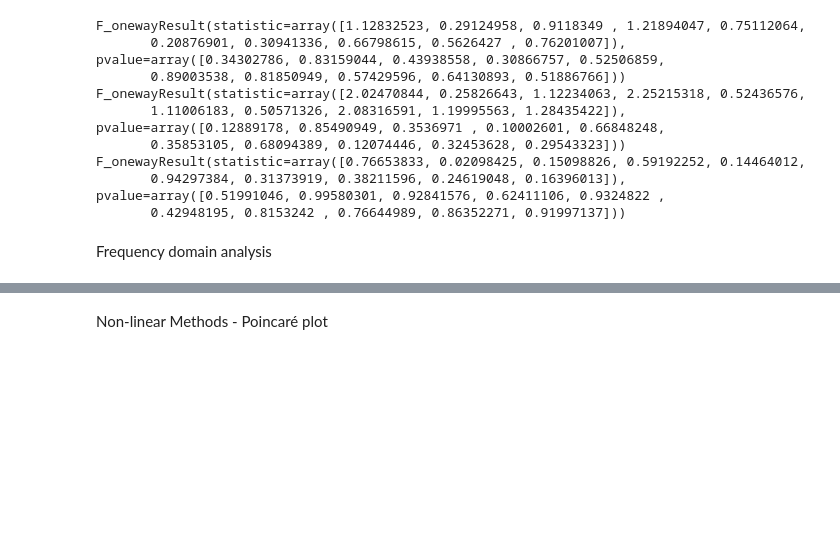
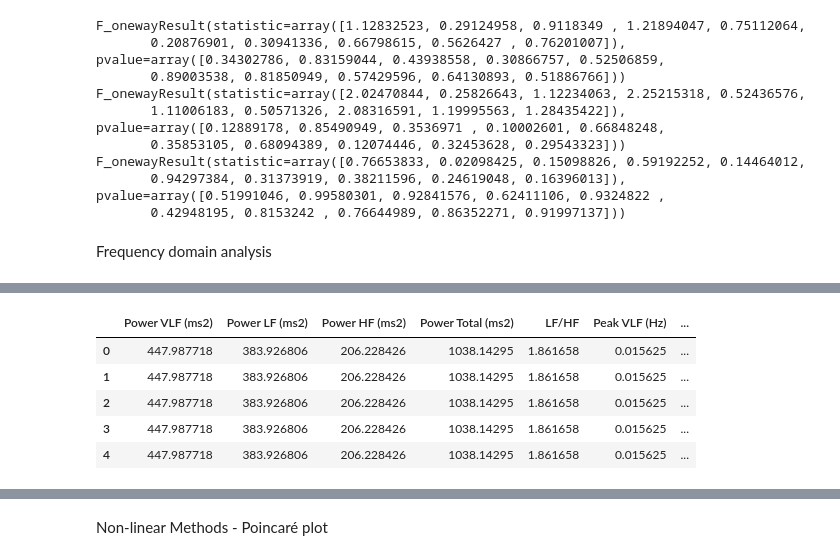
Before and after one commit to GacildaAnne/Thesis-ADHD-HRV, a Jupyter notebook: Thesis_code.ipynb, the cells around one changed output, grey strips where cells are left out. Cells and saved outputs as stored; diff of their text form; code cells hidden in the pictures; blank space fills up the shorter version.

```diff
--- a/Thesis_code.ipynb
+++ b/Thesis_code.ipynb
@@ -912,0 +1013,33 @@ plt.show()
+# %%
+# Create a list object
+Fre_data = []
+
+
+# Create list of datafiles
+
+data_filesf = glob.glob("hyperaktiv/hrv_data/*.csv")
+
+# For every file in the hrv_data folder:
+for file in data_filesf:
+    data = pd.read_csv(file, sep = ";", parse_dates=['TIMESTAMP'], index_col=['TIMESTAMP'])
+    data = data[(data.index.hour >= 8) & (data.index.hour <= 20)]
+    data['HRV'] = np.where((300 <= data['HRV']) & (data['HRV'] <= 1300), data['HRV'], np.nan)
+    data['HRV'] = data['HRV'].interpolate(method='linear', axis=0).ffill().bfill()
+    results, fxx, pxx = frequency_domain(IBI_interpolated)
+    Fre_data.append(results)
+
+
+
+
+# Convert list to dataframe
+Fre_df = pd.DataFrame(Fre_data)
+# Print head of the dataframe
+
+Fre_df.head()
+# %% [output]
+|  | Power VLF (ms2) | Power LF (ms2) | Power HF (ms2) | Power Total (ms2) | LF/HF | Peak VLF (Hz) | ... |
+| 0 | 447.987718 | 383.926806 | 206.228426 | 1038.14295 | 1.861658 | 0.015625 | ... |
+| 1 | 447.987718 | 383.926806 | 206.228426 | 1038.14295 | 1.861658 | 0.015625 | ... |
+| 2 | 447.987718 | 383.926806 | 206.228426 | 1038.14295 | 1.861658 | 0.015625 | ... |
+| 3 | 447.987718 | 383.926806 | 206.228426 | 1038.14295 | 1.861658 | 0.015625 | ... |
+| 4 | 447.987718 | 383.926806 | 206.228426 | 1038.14295 | 1.861658 | 0.015625 | ... |
```
Also changed, not shown: parts of 18 cells of this notebook.
